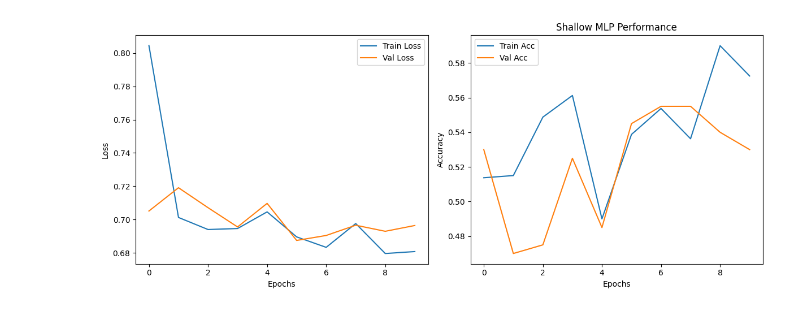
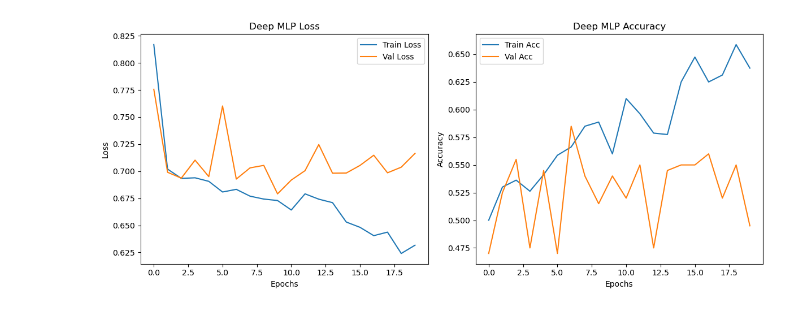
Before and after one commit to UnaiLalana/MLP-vs-CNN-Classification-Problem, a Jupyter notebook: notebooks/model_training_AI_detection.ipynb, the cells around one changed output. Cells and saved outputs as stored; diff of their text form; code cells hidden in the pictures.

```diff
--- a/notebooks/model_training_AI_detection.ipynb
+++ b/notebooks/model_training_AI_detection.ipynb
@@ -242,3 +254,3 @@ plt.show()
 # %%
-train_loss_history, train_acc_history, val_loss_history, val_acc_history = train_model(models['Deep MLP'], dl_train_MLP, dl_val_MLP, epochs=10, lr=0.0001)
+train_loss_history, train_acc_history, val_loss_history, val_acc_history = train_model(models['Deep MLP'], dl_train_MLP, dl_val_MLP, epochs=20, lr=0.0001)
 # %% [output]
@@ -255,20 +277,22 @@ Epoch 9, Train Loss: 0.6807, Train Acc: 0.5725, Val Loss: 0.6964, Val Acc: 0.530
 # %%
 plt.figure(figsize=(12, 5))
 plt.subplot(1, 2, 1)
 plt.plot(train_loss_history, label='Train Loss')
 plt.plot(val_loss_history, label='Val Loss')
 plt.xlabel('Epochs')
 plt.ylabel('Loss')
 plt.legend()
+plt.title('Deep MLP Loss')
 plt.subplot(1, 2, 2)
 plt.plot(train_acc_history, label='Train Acc')
 plt.plot(val_acc_history, label='Val Acc')
 plt.xlabel('Epochs')
 plt.ylabel('Accuracy')
 plt.legend()
-plt.title('Shallow MLP Performance')
+plt.title('Deep MLP Accuracy')
 plt.tight_layout()
+plt.savefig("../figures/deepMLP.png")
 plt.show()
 # %% [output]
-[figure, old version]
+[figure, new version]
 # %%
```
Also changed, not shown: parts of 14 cells of this notebook, 6 other files.
